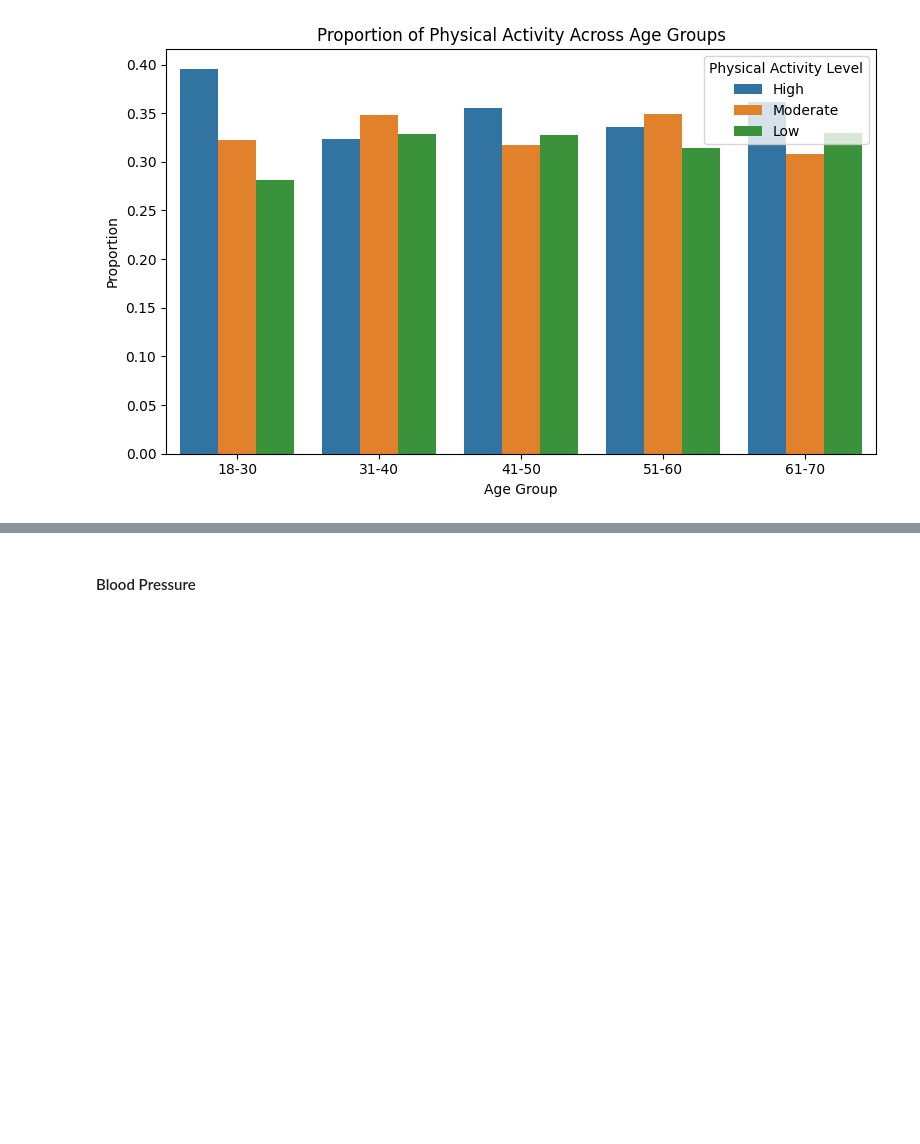
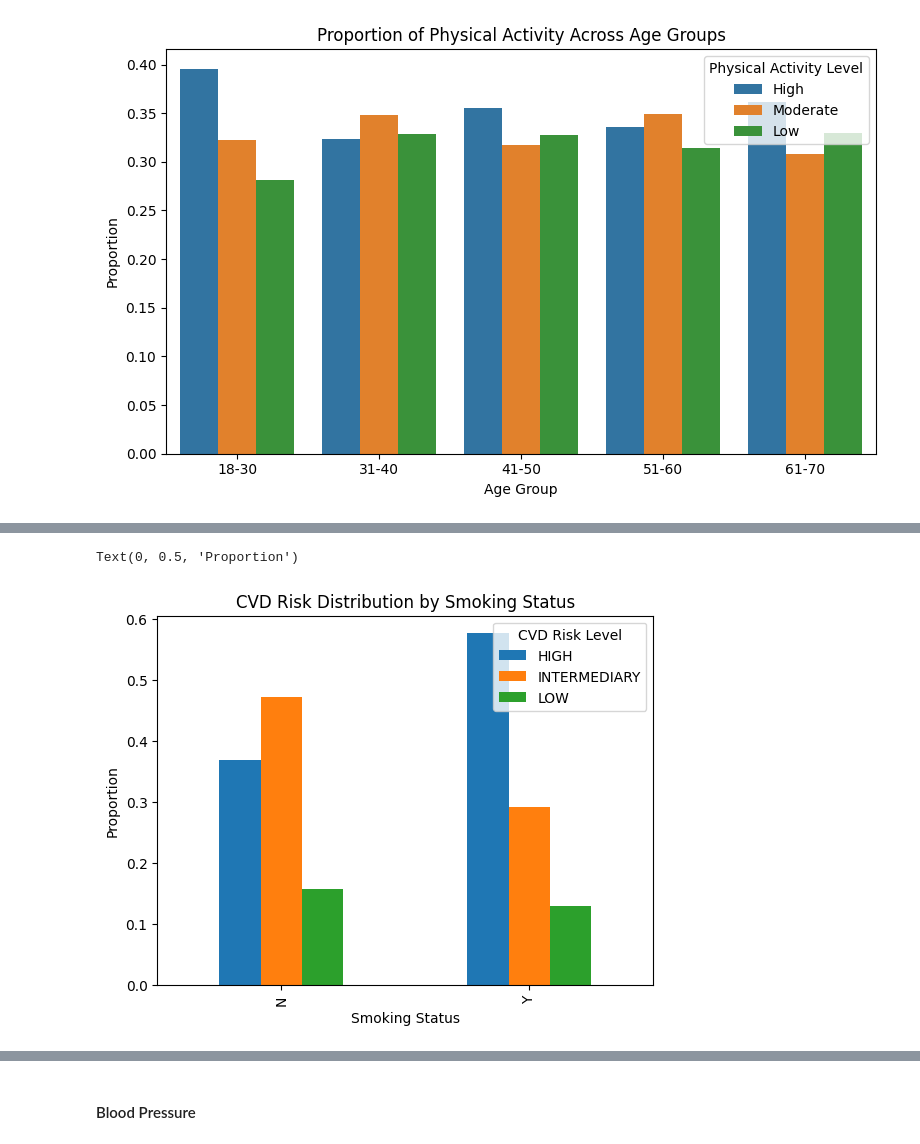
Before and after one commit to shampeyndadi/STINTSY_MCO, a Jupyter notebook: MCO.ipynb, the cells around one changed output, grey strips where cells are left out. Cells and saved outputs as stored; diff of their text form; code cells hidden in the pictures; blank space fills up the shorter version.

```diff
--- a/MCO.ipynb
+++ b/MCO.ipynb
@@ -493,0 +491,9 @@ Text(0, 0.5, 'Proportion')
+# %%
+smoking_risk = pd.crosstab(df["Smoking Status"], df["CVD Risk Level"], normalize="index")
+
+smoking_risk.plot(kind="bar", stacked=False)
+plt.title("CVD Risk Distribution by Smoking Status")
+plt.ylabel("Proportion")
+# %% [output]
+Text(0, 0.5, 'Proportion')
+[figure, added]
```
Also changed, not shown: parts of 15 cells of this notebook.
